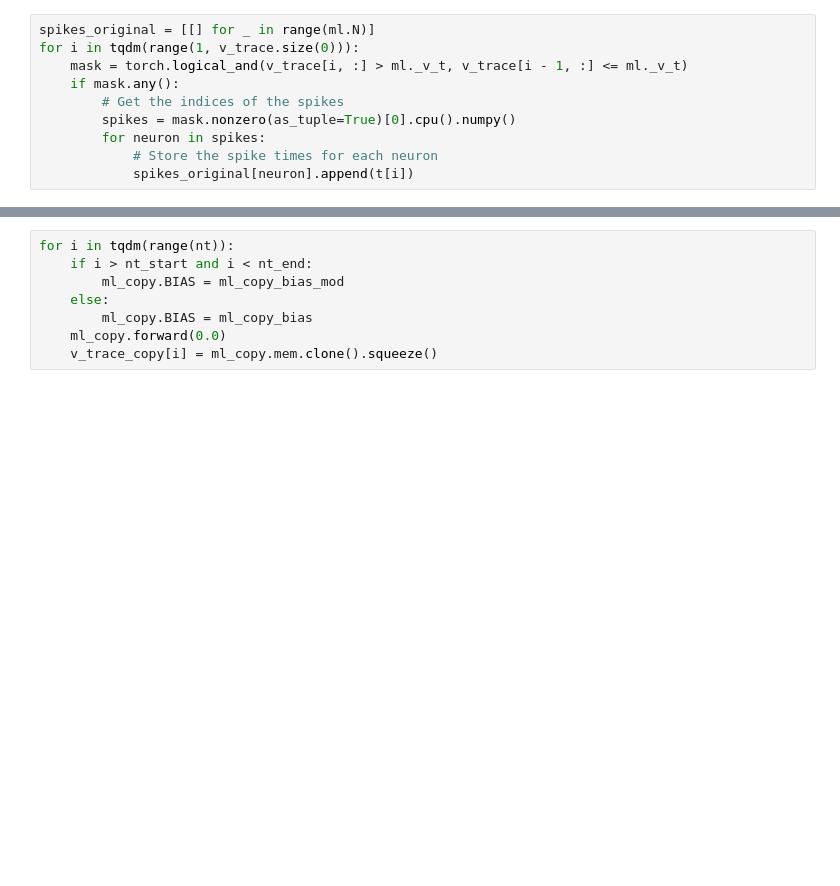
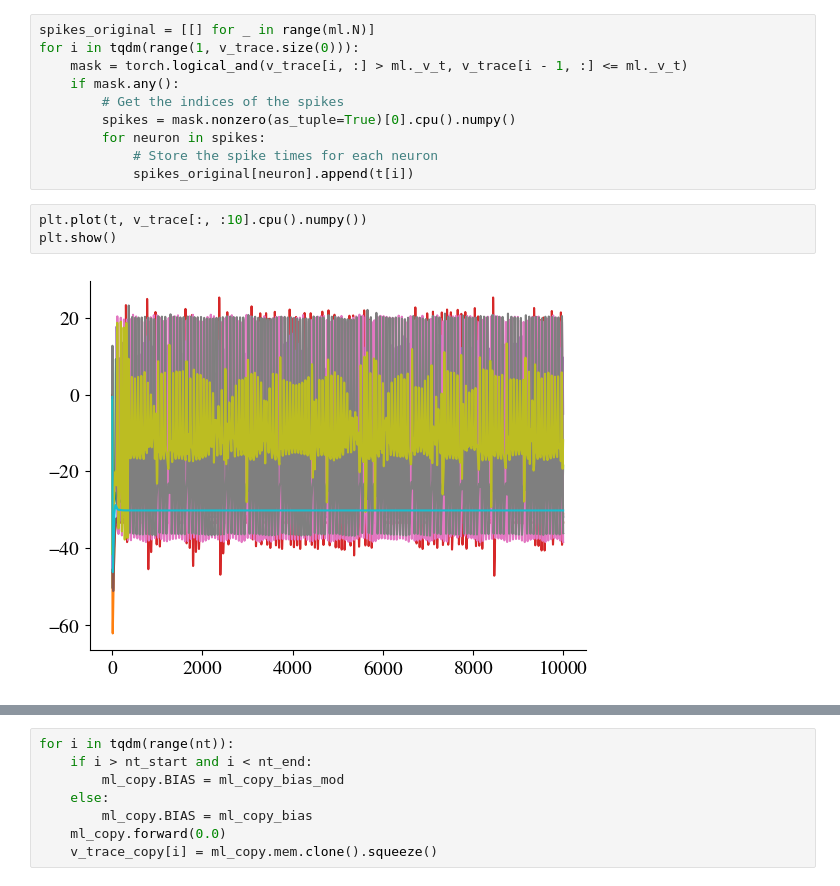
Before and after one commit to themahani/ml_force_research, a Jupyter notebook: morris_lecar/initial_chaos.ipynb, the cells around one changed output, grey strips where cells are left out. Cells and saved outputs as stored; diff of their text form; blank space fills up the shorter version.

```diff
--- a/morris_lecar/initial_chaos.ipynb
+++ b/morris_lecar/initial_chaos.ipynb
@@ -107,4 +160,9 @@ for i in tqdm(range(1, v_trace.size(0))):
         for neuron in spikes:
             # Store the spike times for each neuron
             spikes_original[neuron].append(t[i])
+# %%
+plt.plot(t, v_trace[:, :10].cpu().numpy())
+plt.show()
+# %% [output]
+[figure, added]
 # %%
```
Also changed, not shown: parts of 18 cells of this notebook, 1 other file.
